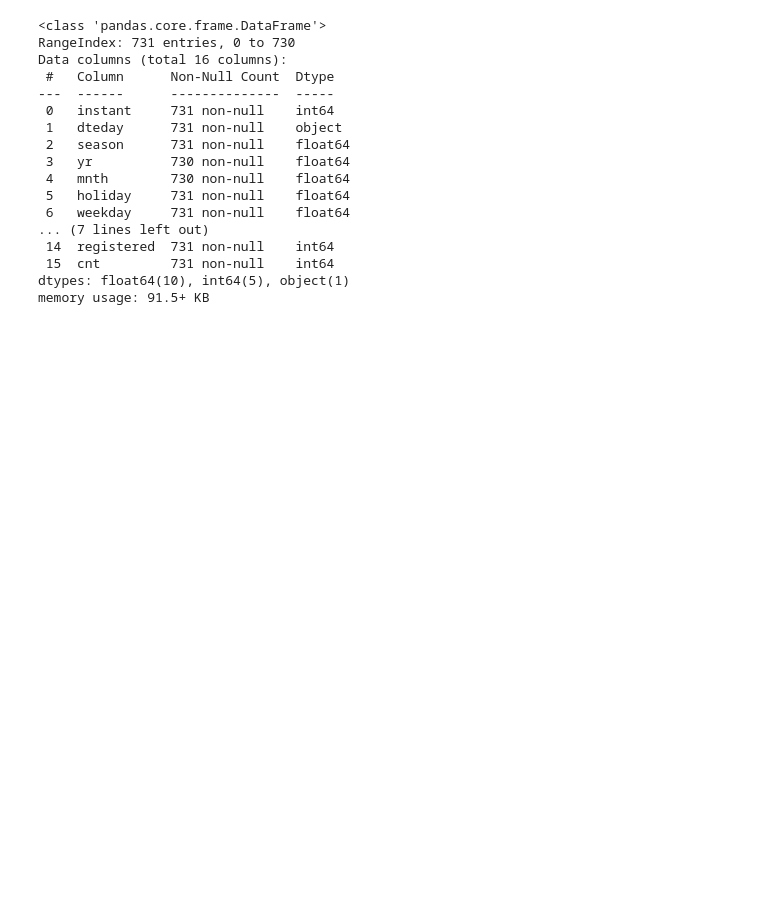
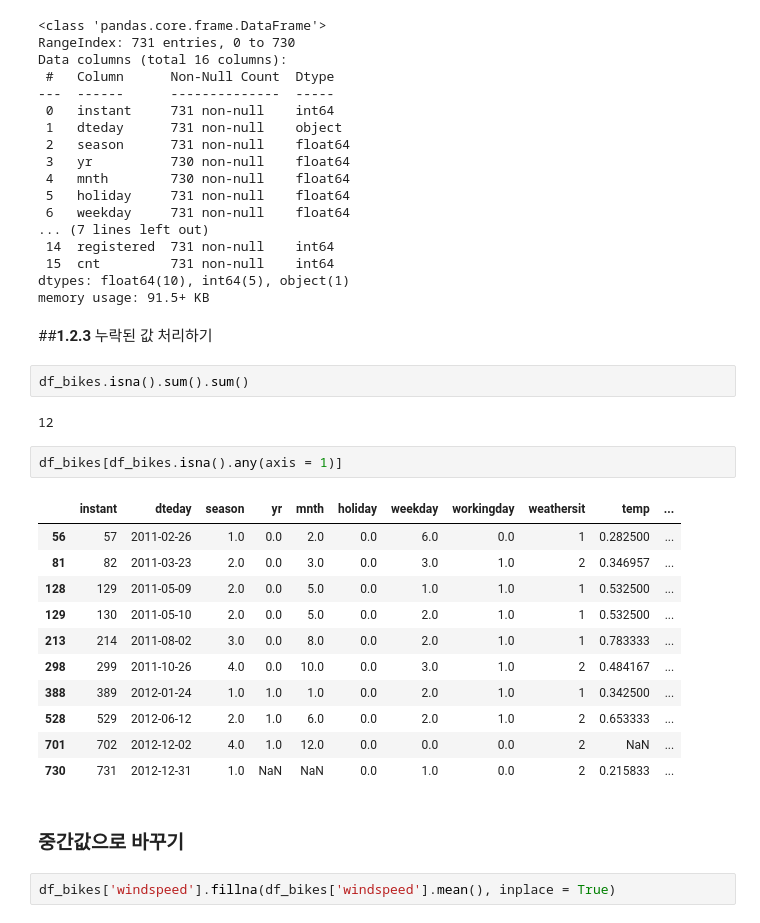
Before and after one commit to hoonzi-s/xgboost, a Jupyter notebook: 01. 머신러닝 개요.ipynb, the cells around one changed output. Drawn from its saved outputs; the diff is of its cells as text; blank space fills up the shorter version.

```diff
--- a/01. 머신러닝 개요.ipynb
+++ b/01. 머신러닝 개요.ipynb
@@ -51,3 +51,27 @@ Data columns (total 16 columns):
  15  cnt         731 non-null    int64
 dtypes: float64(10), int64(5), object(1)
 memory usage: 91.5+ KB
+# %% [markdown]
+##**1.2.3** 누락된 값 처리하기
+# %%
+df_bikes.isna().sum().sum()
+# %% [output]
+12
+# %%
+df_bikes[df_bikes.isna().any(axis = 1)]
+# %% [output]
+|  | instant | dteday | season | yr | mnth | holiday | weekday | workingday | weathersit | temp | ... |
+| 56 | 57 | 2011-02-26 | 1.0 | 0.0 | 2.0 | 0.0 | 6.0 | 0.0 | 1 | 0.282500 | ... |
+| 81 | 82 | 2011-03-23 | 2.0 | 0.0 | 3.0 | 0.0 | 3.0 | 1.0 | 2 | 0.346957 | ... |
+| 128 | 129 | 2011-05-09 | 2.0 | 0.0 | 5.0 | 0.0 | 1.0 | 1.0 | 1 | 0.532500 | ... |
+| 129 | 130 | 2011-05-10 | 2.0 | 0.0 | 5.0 | 0.0 | 2.0 | 1.0 | 1 | 0.532500 | ... |
+| 213 | 214 | 2011-08-02 | 3.0 | 0.0 | 8.0 | 0.0 | 2.0 | 1.0 | 1 | 0.783333 | ... |
+| 298 | 299 | 2011-10-26 | 4.0 | 0.0 | 10.0 | 0.0 | 3.0 | 1.0 | 2 | 0.484167 | ... |
+| 388 | 389 | 2012-01-24 | 1.0 | 1.0 | 1.0 | 0.0 | 2.0 | 1.0 | 1 | 0.342500 | ... |
+| 528 | 529 | 2012-06-12 | 2.0 | 1.0 | 6.0 | 0.0 | 2.0 | 1.0 | 2 | 0.653333 | ... |
+| 701 | 702 | 2012-12-02 | 4.0 | 1.0 | 12.0 | 0.0 | 0.0 | 0.0 | 2 | NaN | ... |
+| 730 | 731 | 2012-12-31 | 1.0 | NaN | NaN | 0.0 | 1.0 | 0.0 | 2 | 0.215833 | ... |
+# %% [markdown]
+### 중간값으로 바꾸기
+# %%
+df_bikes['windspeed'].fillna(df_bikes['windspeed'].mean(), inplace = True)
```
Also changed, not shown: parts of 25 cells of this notebook.
